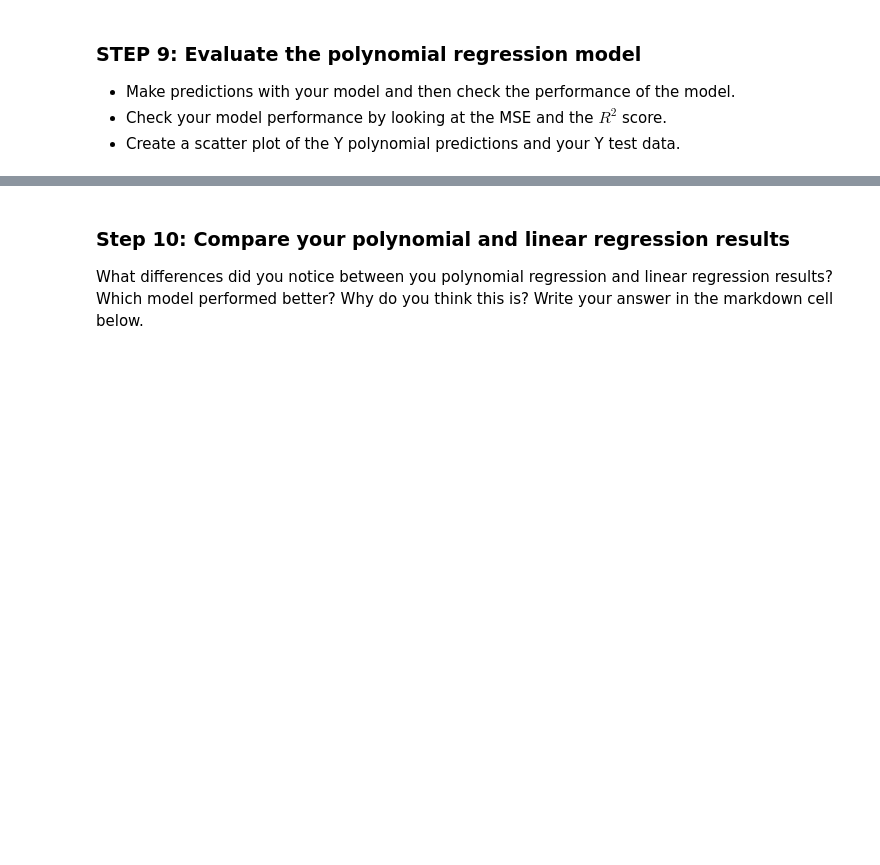
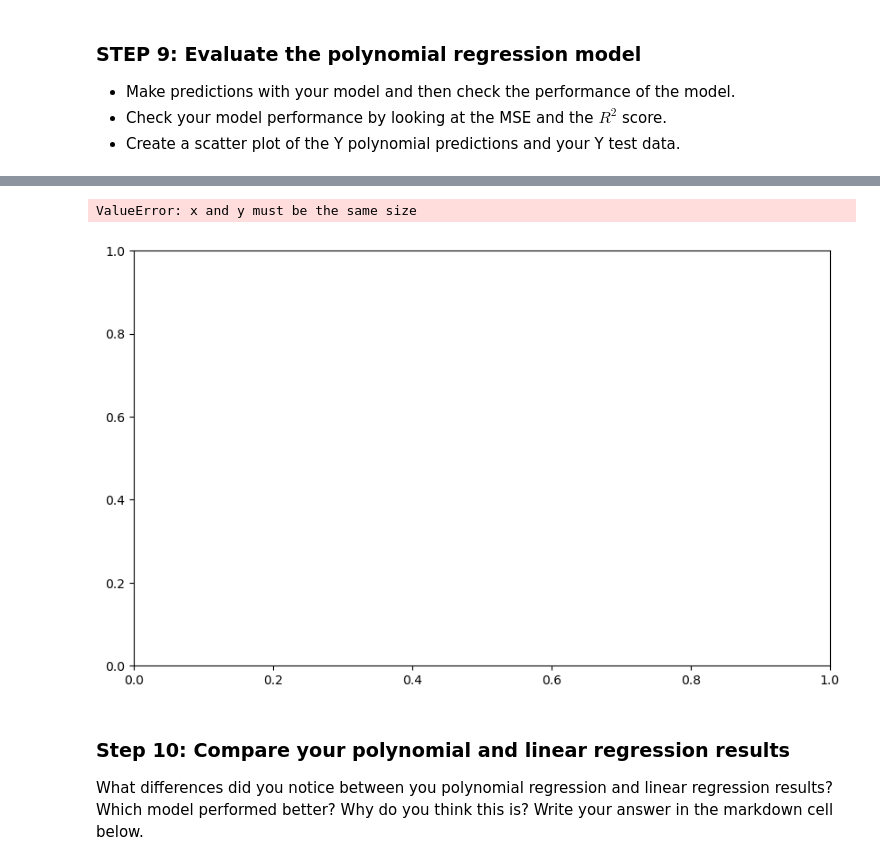
Before and after one commit to haylee360/EDS232-labs, a Jupyter notebook: Week1/Lab1-hurricane.ipynb, the cells around one changed output, grey strips where cells are left out. Cells and saved outputs as stored; diff of their text form; code cells hidden in the pictures; blank space fills up the shorter version.

```diff
--- a/Week1/Lab1-hurricane.ipynb
+++ b/Week1/Lab1-hurricane.ipynb
@@ -237,3 +299,17 @@ print(f"Polynomial Regression R² Score: {poly_r2}")
+# %%
+
+# Plot predictions vs actual
+plt.figure(figsize=(10, 6))  # Setting the figure size for better visibility
+plt.scatter(Y_test, X_poly_test, c='DarkBlue') # actual
+plt.plot(Y_poly_pred, X_poly_test, color='red', linewidth=3) # predictions
+
+plt.grid(True)
+plt.xlabel('Dissolved Oxygen (ppm)')
+plt.ylabel('Turbidity (NTU)')
+plt.show()
+# %% [output]
+ValueError: x and y must be the same size
+[figure, added]
 # %% [markdown]
 ### Step 10: Compare your polynomial and linear regression results
 
```
Also changed, not shown: parts of 11 cells of this notebook.
